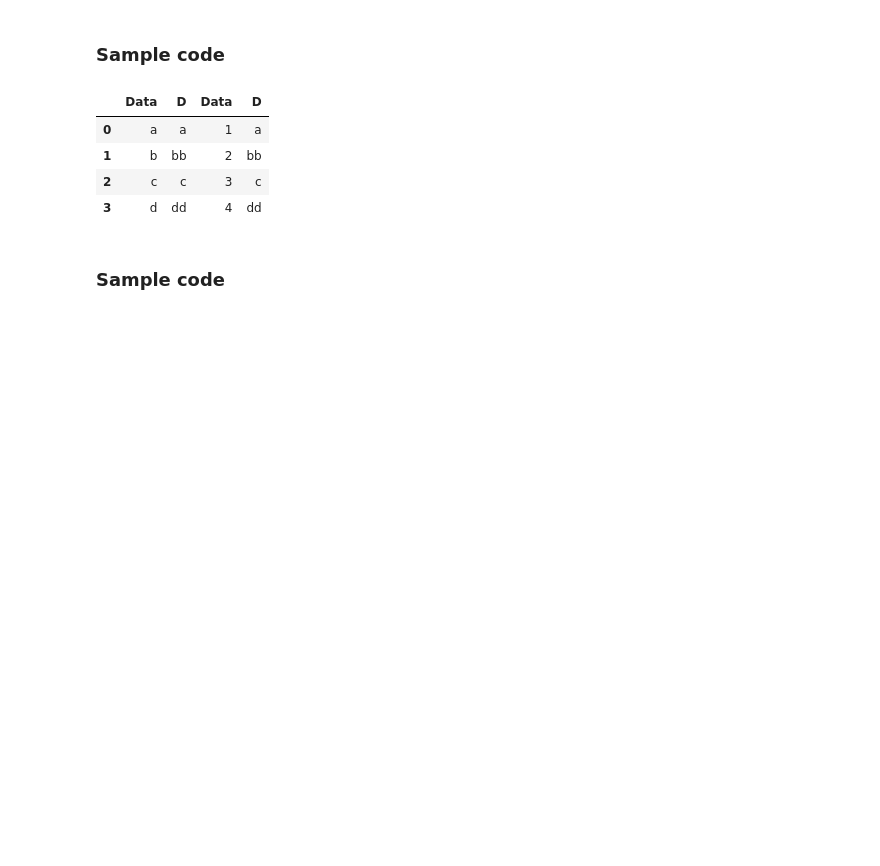
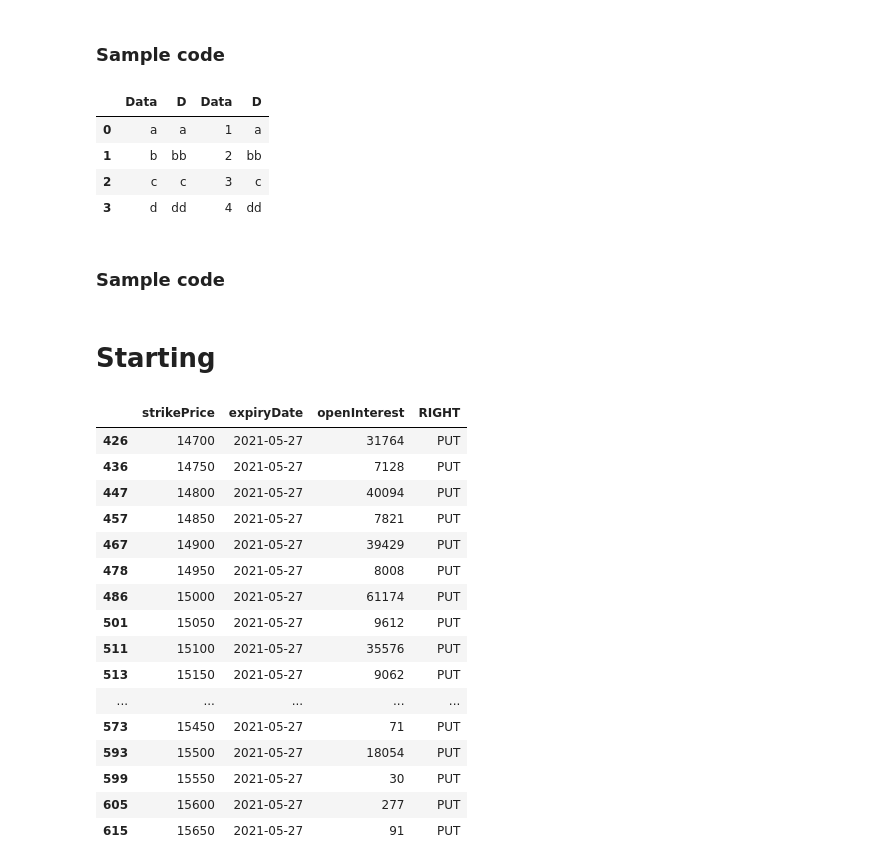
Before and after one commit to techhuv/NSE_Option_Chains, a Jupyter notebook: NSE Web Scrapper Chetan.ipynb, the cells around one changed output. Cells and saved outputs as stored; diff of their text form; code cells hidden in the pictures; blank space fills up the shorter version.

```diff
--- a/NSE Web Scrapper Chetan.ipynb
+++ b/NSE Web Scrapper Chetan.ipynb
@@ -149,3 +189,5 @@ df2.to_excel(writer, sheet_name='Sheet_2')
 df3.to_excel(writer, sheet_name='Sheet_3')
 
 writer.save()
+# %% [markdown]
+# Starting
@@ -151,0 +196,20 @@ writer.save()
+# %%
+df_put
+# %% [output]
+|  | strikePrice | expiryDate | openInterest | RIGHT |
+| 426 | 14700 | 2021-05-27 | 31764 | PUT |
+| 436 | 14750 | 2021-05-27 | 7128 | PUT |
+| 447 | 14800 | 2021-05-27 | 40094 | PUT |
+| 457 | 14850 | 2021-05-27 | 7821 | PUT |
+| 467 | 14900 | 2021-05-27 | 39429 | PUT |
+| 478 | 14950 | 2021-05-27 | 8008 | PUT |
+| 486 | 15000 | 2021-05-27 | 61174 | PUT |
+| 501 | 15050 | 2021-05-27 | 9612 | PUT |
+| 511 | 15100 | 2021-05-27 | 35576 | PUT |
+| 513 | 15150 | 2021-05-27 | 9062 | PUT |
+| ... | ... | ... | ... | ... |
+| 573 | 15450 | 2021-05-27 | 71 | PUT |
+| 593 | 15500 | 2021-05-27 | 18054 | PUT |
+| 599 | 15550 | 2021-05-27 | 30 | PUT |
+| 605 | 15600 | 2021-05-27 | 277 | PUT |
+| 615 | 15650 | 2021-05-27 | 91 | PUT |
```
Also changed, not shown: parts of 12 cells of this notebook.
